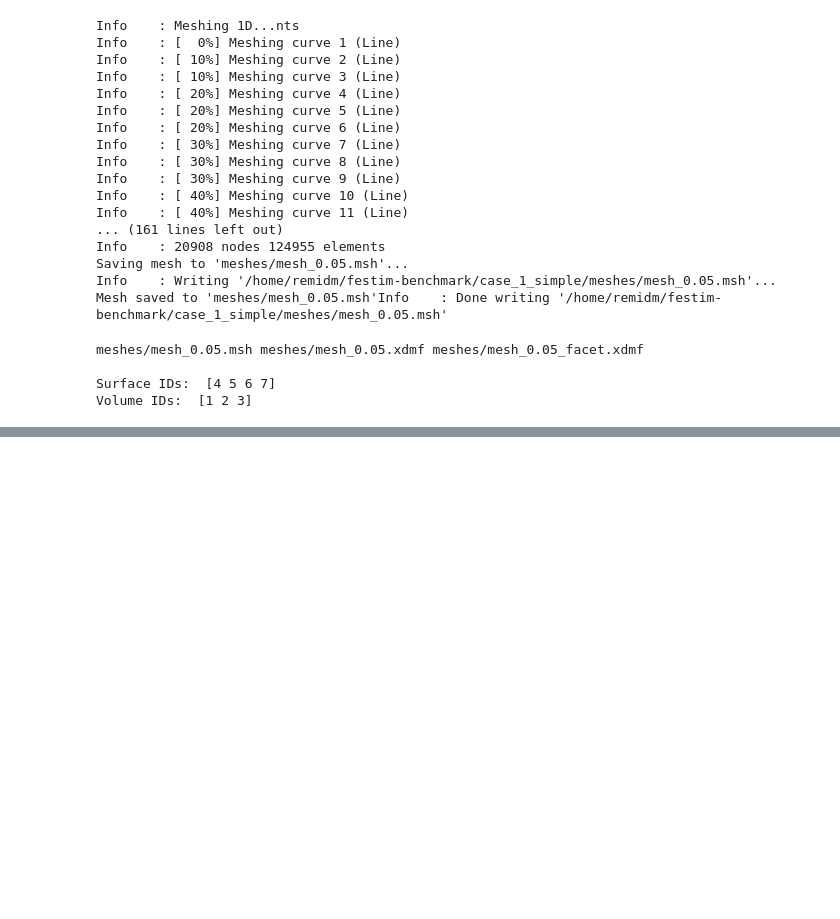
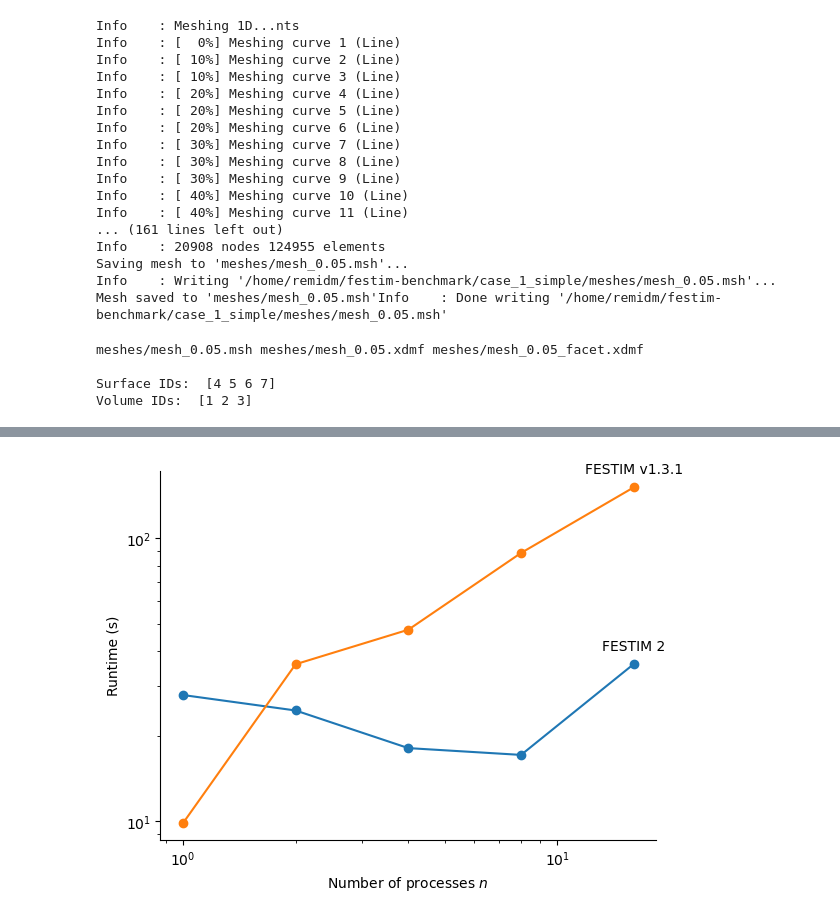
Before and after one commit to RemDelaporteMathurin/festim-benchmark, a Jupyter notebook: case_1_simple/main.ipynb, the cells around one changed output, grey strips where cells are left out. Drawn from its saved outputs; the diff is of its cells as text; code cells hidden in the pictures; blank space fills up the shorter version.

```diff
--- a/case_1_simple/main.ipynb
+++ b/case_1_simple/main.ipynb
@@ -286,3 +365,39 @@ plt.show()
+# %%
+import matplotlib.pyplot as plt
+from festim import __version__
+
+plt.plot(num_procs, runtimes_change_of_var, marker="o", label="FESTIM dev \n (change of variable)")
+
+plt.xlabel("Number of processes $n$")
+plt.ylabel("Runtime (s)")
+
+plt.xscale("log")
+plt.yscale("log")
+
+# check that runtimes_festim_1.csv exists and plot the results
+try:
+    import pandas as pd
+    data = pd.read_csv("runtimes_festim_1.csv")
+    plt.plot(data["num_procs"], data["runtimes"], marker="o", label="FESTIM v1.3.1")
+    plt.annotate(f"FESTIM v1.3.1", (data["num_procs"].values[-1], data["runtimes"].values[-1]), textcoords="offset points", xytext=(0, 10), ha='center')
+
+except FileNotFoundError:
+    print("File runtimes_festim_1.csv not found")
+
+
+
+# add annotation at the end of festim 1 curve
+plt.annotate(f"FESTIM 2", (num_procs[-1], runtimes_change_of_var[-1]), textcoords="offset points", xytext=(0, 10), ha='center')
+
+
+# remove top and right spines
+plt.gca().spines['top'].set_visible(False)
+plt.gca().spines['right'].set_visible(False)
+
+# plt.legend()
+plt.show()
+# %% [output]
+[figure, added]
 # %%
 speedup = runtimes[0] / runtimes
 
```
Also changed, not shown: parts of 4 cells of this notebook, 3 other files.
